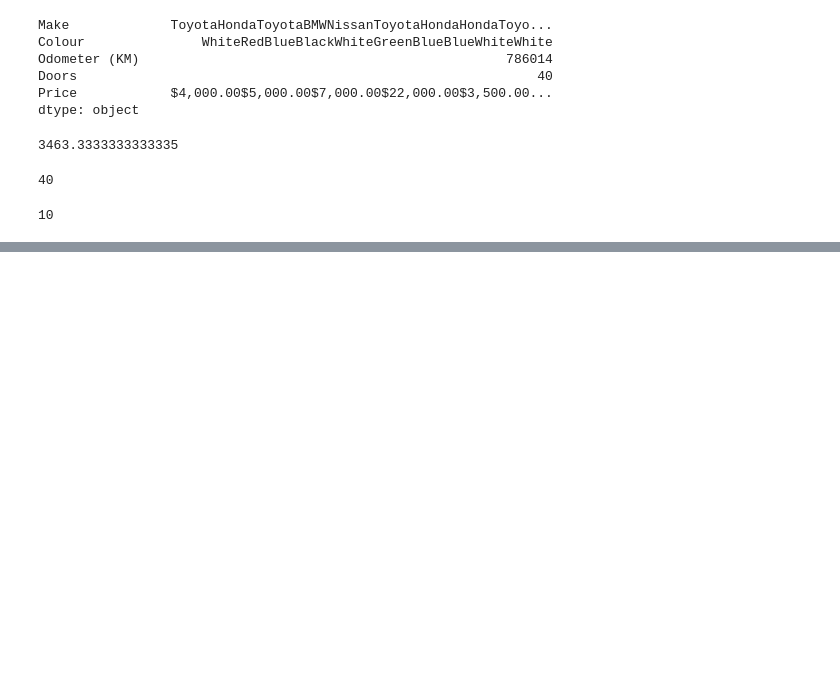
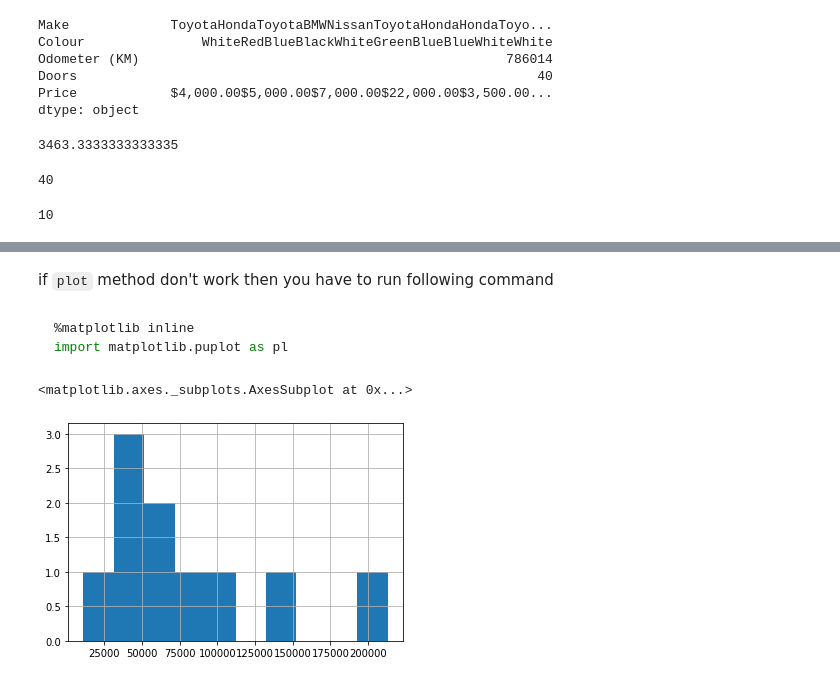
Before and after one commit to vishnuk7/MachineLearning, a Jupyter notebook: pandas/introduction-to-pandas.ipynb, the cells around one changed output, grey strips where cells are left out. Saved outputs shown, nothing was run; the diff lists cells and outputs as text; code cells hidden in the pictures; blank space fills up the shorter version.

````diff
--- a/pandas/introduction-to-pandas.ipynb
+++ b/pandas/introduction-to-pandas.ipynb
@@ -177,0 +371,12 @@ len(car_sales)
+# %% [markdown]
+if `plot` method don't work then you have to run following command
+# %% [markdown]
+```python
+%matplotlib inline
+import matplotlib.puplot as pl
+```
+# %%
+car_sales["Odometer (KM)"].hist()
+# %% [output]
+<matplotlib.axes._subplots.AxesSubplot at 0x...>
+[figure, added]
````
Also changed, not shown: parts of 33 cells of this notebook.
